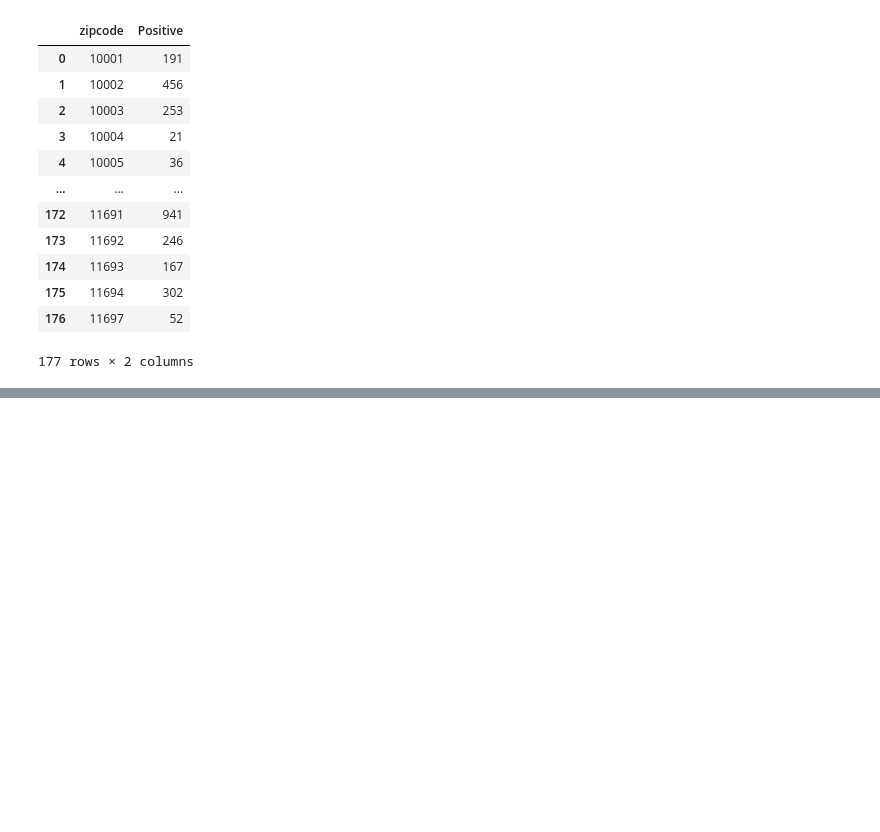
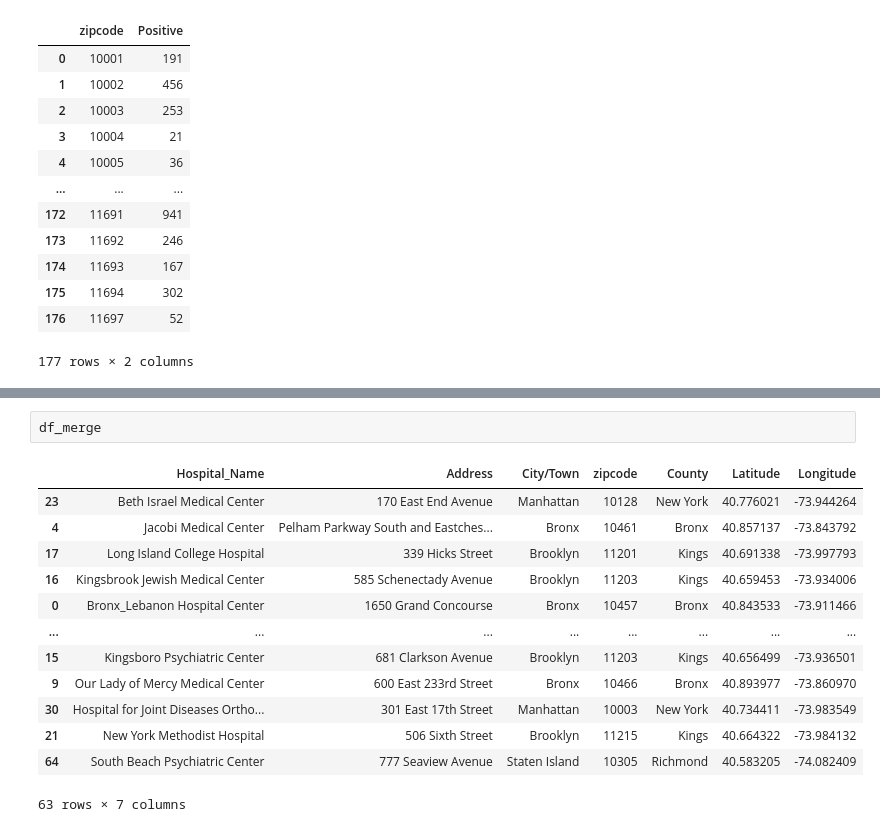
Before and after one commit to baidiwang/coronavirus-hospitals-zipcode, a Jupyter notebook: notebook/Zipcode.ipynb, the cells around one changed output, grey strips where cells are left out. Saved outputs shown, nothing was run; the diff lists cells and outputs as text; blank space fills up the shorter version.

```diff
--- a/notebook/Zipcode.ipynb
+++ b/notebook/Zipcode.ipynb
@@ -250,0 +255,16 @@ df.to_csv('../output/finaldata.csv', index=False)
+# %%
+df_merge
+# %% [output]
+|  | Hospital_Name | Address | City/Town | zipcode | County | Latitude | Longitude |
+| 23 | Beth Israel Medical Center | 170 East End Avenue | Manhattan | 10128 | New York | 40.776021 | -73.944264 |
+| 4 | Jacobi Medical Center | Pelham Parkway South and Eastches... | Bronx | 10461 | Bronx | 40.857137 | -73.843792 |
+| 17 | Long Island College Hospital | 339 Hicks Street | Brooklyn | 11201 | Kings | 40.691338 | -73.997793 |
+| 16 | Kingsbrook Jewish Medical Center | 585 Schenectady Avenue | Brooklyn | 11203 | Kings | 40.659453 | -73.934006 |
+| 0 | Bronx_Lebanon Hospital Center | 1650 Grand Concourse | Bronx | 10457 | Bronx | 40.843533 | -73.911466 |
+| ... | ... | ... | ... | ... | ... | ... | ... |
+| 15 | Kingsboro Psychiatric Center | 681 Clarkson Avenue | Brooklyn | 11203 | Kings | 40.656499 | -73.936501 |
+| 9 | Our Lady of Mercy Medical Center | 600 East 233rd Street | Bronx | 10466 | Bronx | 40.893977 | -73.860970 |
+| 30 | Hospital for Joint Diseases Ortho... | 301 East 17th Street | Manhattan | 10003 | New York | 40.734411 | -73.983549 |
+| 21 | New York Methodist Hospital | 506 Sixth Street | Brooklyn | 11215 | Kings | 40.664322 | -73.984132 |
+| 64 | South Beach Psychiatric Center | 777 Seaview Avenue | Staten Island | 10305 | Richmond | 40.583205 | -74.082409 |
+63 rows × 7 columns
```
Also changed, not shown: parts of 20 cells of this notebook, 9 other files.
